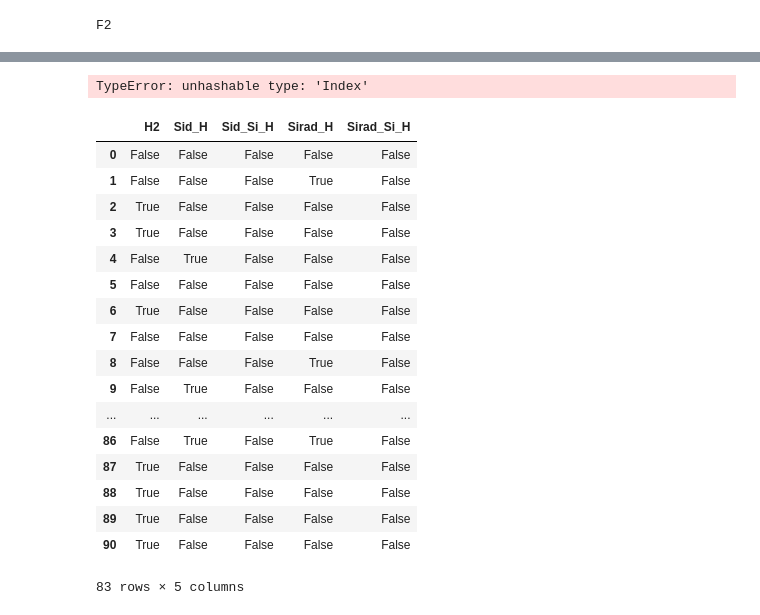
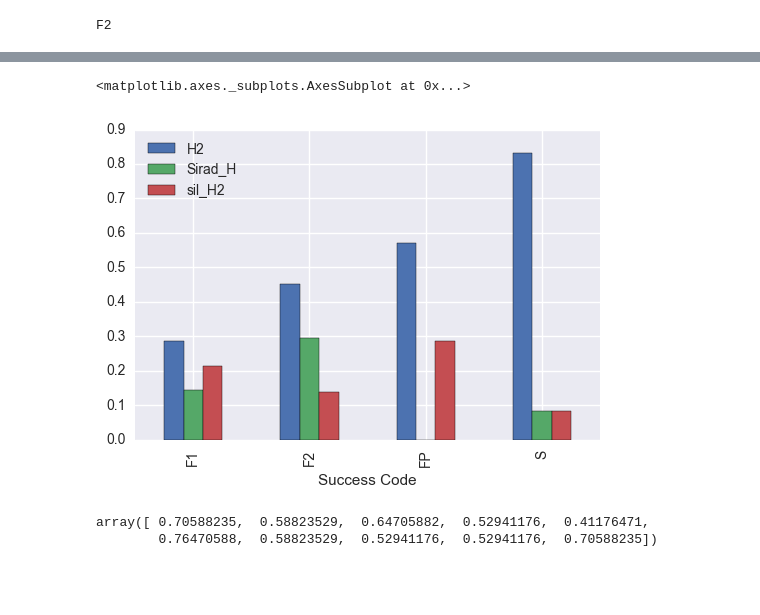
Before and after one commit to WayneYann/my_scripts, a Jupyter notebook: Classification.ipynb, the cells around one changed output, grey strips where cells are left out. Drawn from its saved outputs; the diff is of its cells as text; code cells hidden in the pictures; blank space fills up the shorter version.

```diff
--- a/Classification.ipynb
+++ b/Classification.ipynb
@@ -339,0 +204,6 @@ print family_data.shape
+# %%
+average_H2_value = family_data.groupby('Success Code')['H2', 'Sirad_H', 'sil_H2'].mean()
+average_H2_value.plot.bar()
+# %% [output]
+<matplotlib.axes._subplots.AxesSubplot at 0x...>
+[figure, added]
@@ -340,26 +214,10 @@ print family_data.shape
 # %%
 y = family_data['Success Code']
-x = family_data[family_data.columns[0:5]]
+x = family_data[[column for column in family_data.columns if column not in ['Success Code', 'reaction']]]
-# %% [output]
-TypeError: unhashable type: 'Index'
-# %%
-x
-# %% [output]
-|  | H2 | Sid_H | Sid_Si_H | Sirad_H | Sirad_Si_H |
-| 0 | False | False | False | False | False |
-| 1 | False | False | False | True | False |
-| 2 | True | False | False | False | False |
-| 3 | True | False | False | False | False |
-| 4 | False | True | False | False | False |
-| 5 | False | False | False | False | False |
-| 6 | True | False | False | False | False |
-| 7 | False | False | False | False | False |
-| 8 | False | False | False | True | False |
-| 9 | False | True | False | False | False |
-| ... | ... | ... | ... | ... | ... |
-| 86 | False | True | False | True | False |
-| 87 | True | False | False | False | False |
-| 88 | True | False | False | False | False |
-| 89 | True | False | False | False | False |
-| 90 | True | False | False | False | False |
-83 rows × 5 columns
+# %%
+cv = cross_validation.ShuffleSplit(x.shape[0], test_size=0.2, random_state=9)
+log_reg = LogisticRegression()#LogisticRegression(multi_class='multinomial', solver='lbfgs')
+cross_val_score(log_reg, x, y, cv=cv)
+# %% [output]
+array([ 0.70588235,  0.58823529,  0.64705882,  0.52941176,  0.41176471,
+        0.76470588,  0.58823529,  0.52941176,  0.52941176,  0.70588235])
```
Also changed, not shown: parts of 22 cells of this notebook, 3 other files.
